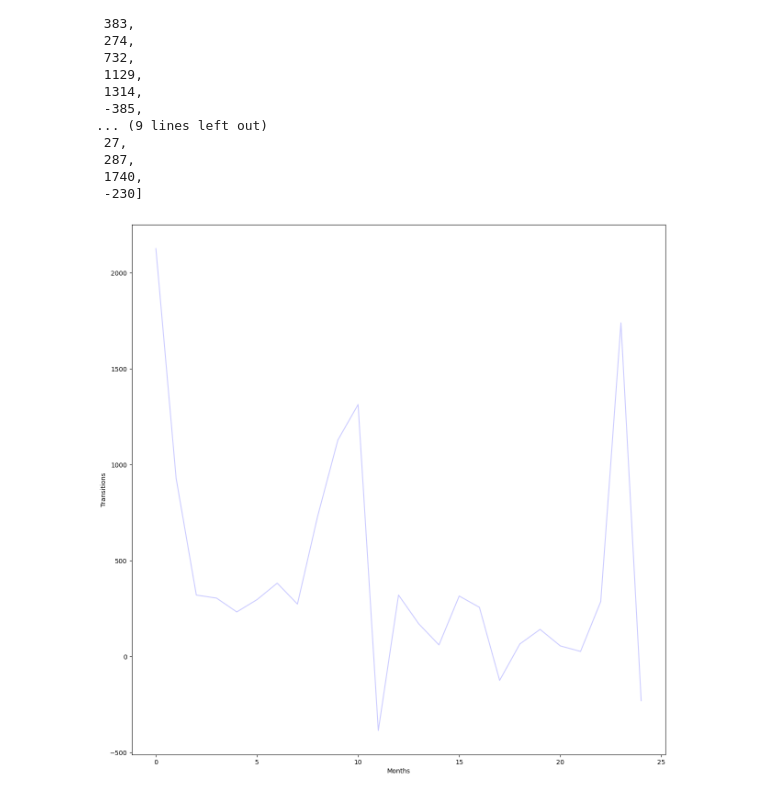
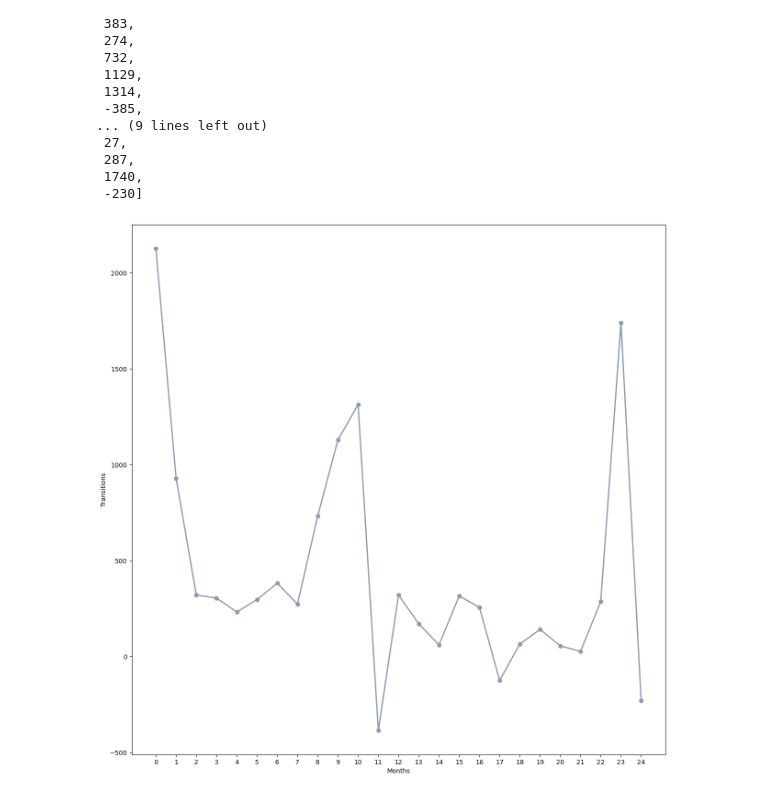
Before and after one commit to Ahmed-Ashraf-Marzouk/RFM-ID-customer-segmentation, a Jupyter notebook: CTS.ipynb, the cells around one changed output. Drawn from its saved outputs; the diff is of its cells as text; code cells hidden in the pictures.

```diff
--- a/CTS.ipynb
+++ b/CTS.ipynb
@@ -239,15 +239,17 @@ transitions
 # %%
 # RFM clustering graph
 fig = plt.figure(figsize=(15,15))
 ax = fig.add_subplot()
 ax.set_xlabel("Months")
 ax.set_ylabel("Transitions")
 markers = ['*', '.', 'o', '+']
 x = [i for i in range(25)]
 
-ax.plot(x ,transitions, alpha=0.2, color='blue')
+ax.scatter(x, transitions, color='#8D99AE')
+ax.plot(x ,transitions, linewidth=2, color='#8D99AE')
 
+plt.xticks(x)
 # ax.legend()
 plt.show()
 # %% [output]
-[figure, old version]
+[figure, new version]
```
Also changed, not shown: parts of 1 cell of this notebook, 6 other files.
